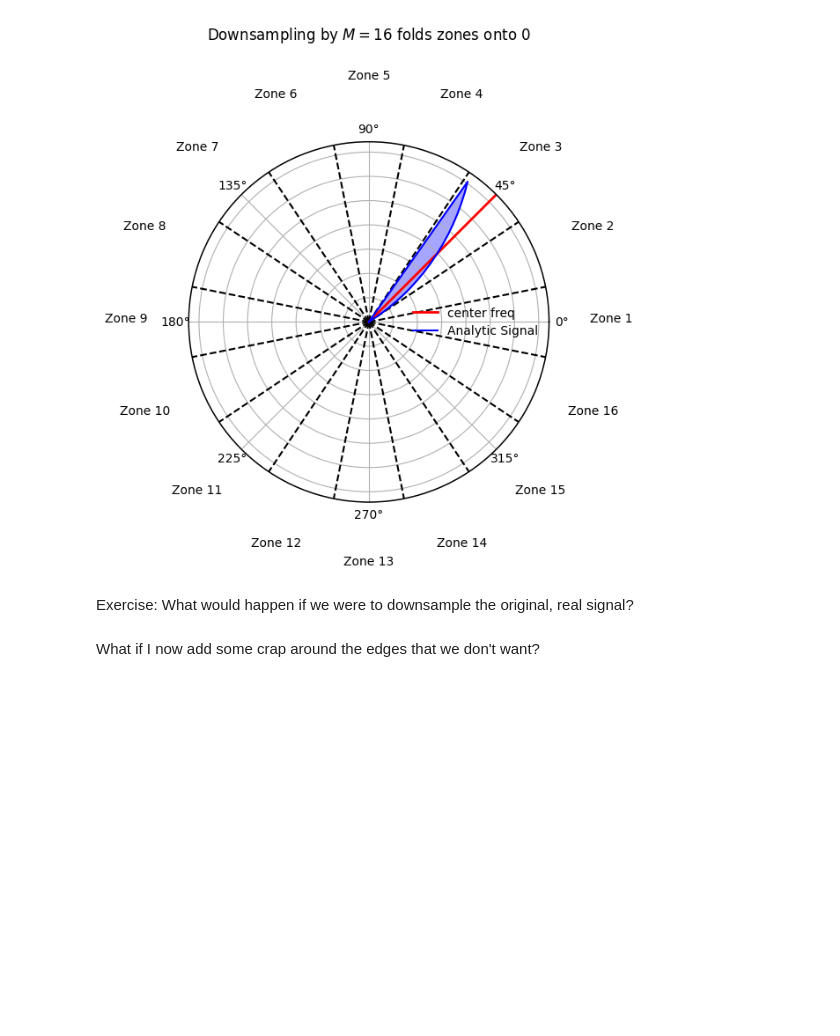
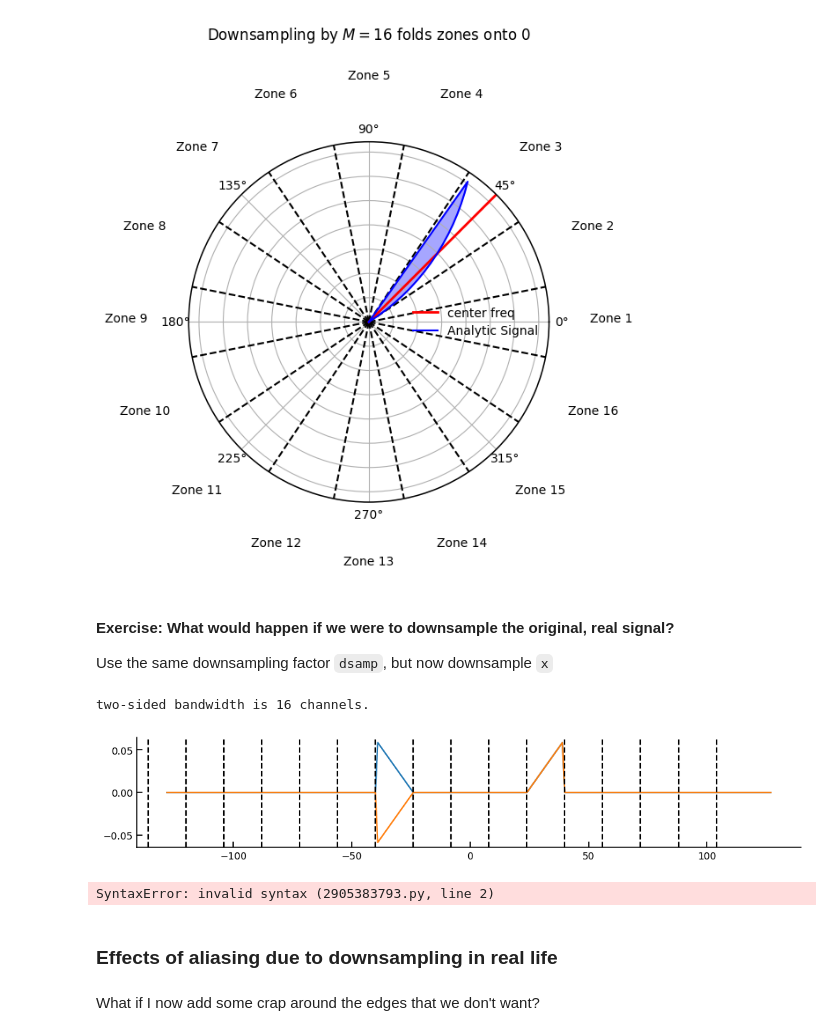
Before and after one commit to Chujo58/CRASIES2026, a Jupyter notebook: signal processing/aliasing.ipynb, the cells around one changed output. Saved outputs shown, nothing was run; the diff lists cells and outputs as text; code cells hidden in the pictures; blank space fills up the shorter version.

```diff
--- a/signal processing/aliasing.ipynb
+++ b/signal processing/aliasing.ipynb
@@ -158,7 +173,35 @@ plt.show()
 16
 [figure]
 # %% [markdown]
-Exercise: What would happen if we were to downsample the original, real signal?
+#### Exercise: What would happen if we were to downsample the original, real signal?
+
+Use the same downsampling factor `dsamp`, but now downsample `x`
+# %%
+bw=2*dk
+print("two-sided bandwidth is", bw, "channels.")
+fig=plt.gcf()
+fig.set_size_inches(12,2)
+plt.plot(freqs,np.fft.fftshift(np.real(np.fft.fft(x))),label='orig signal re' )
+plt.plot(freqs,np.fft.fftshift(np.imag(np.fft.fft(x))),label='orig signal im' )
+for i in freqs:
+    if i%bw==0:
+        plt.axvline(i-bw//2,ls='dashed',c='black')
+# %% [output]
+two-sided bandwidth is 16 channels.
+[figure, added]
+# %%
+print("downsampling factor", dsamp)
+x_downsampled =  # FILL IN
+fig=plt.gcf()
+fig.set_size_inches(6,2)
+plt.title("Spectrum of downsampled signal")
+plt.plot(np.fft.fftshift(np.fft.fft(x_downsampled).real),label='re')
+plt.plot(np.fft.fftshift(np.fft.fft(x_downsampled).imag),label='im')
+plt.xlim(1,bw)
+# %% [output]
+SyntaxError: invalid syntax (2905383793.py, line 2)
+# %% [markdown]
+### Effects of aliasing due to downsampling in real life
 # %% [markdown]
 What if I now add some crap around the edges that we don't want?
 # %%
```
Also changed, not shown: parts of 9 cells of this notebook, 2 other files.
